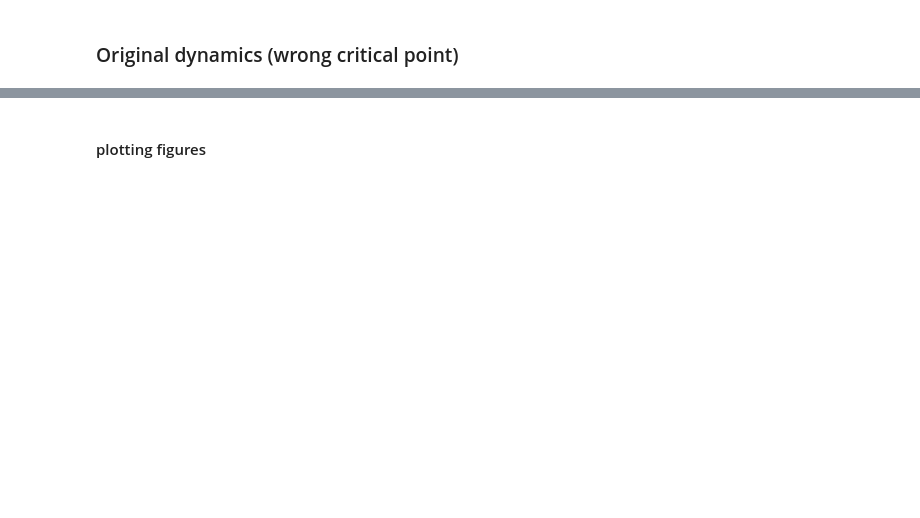
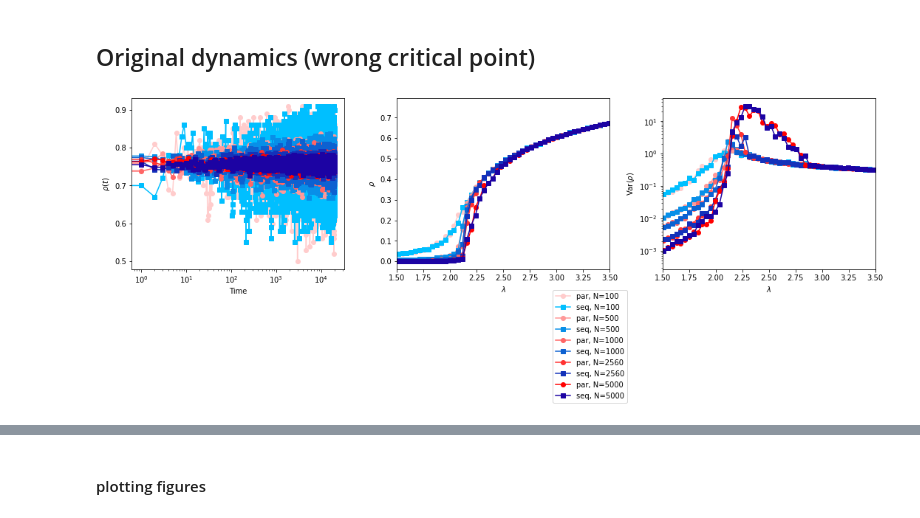
Before and after one commit to mgirardis/contact-process, a Jupyter notebook: check_phase_transition.ipynb, the cells around one changed output, grey strips where cells are left out. Drawn from its saved outputs; the diff is of its cells as text; code cells hidden in the pictures; blank space fills up the shorter version.

Commit message:
fixing size of output rho and time for sequential update

```diff
--- a/check_phase_transition.ipynb
+++ b/check_phase_transition.ipynb
@@ -21,15 +10,17 @@ import numpy
 #cmd_to_generate = ['par','seq']
 cmd_to_generate = ['seq']
 
-cmd_line_seq = 'contact_process.py -l {lmbda:g} -N {N:d} -tTrans {tTrans:d} -tTotal {tTotal:d} -graph ring -X0 1 -fX0 0.0 -sim aval -outputFile {out_dir:s}/N{N:d}/run{run:d}/cp_ring_N{N:d}_l{lmbda:g}_seq_aval.mat -update sequential -iterdynamics tome_oliveira'
+cmd_line_seq = 'contact_process.py -l {lmbda:g} -N {N:d} -tTrans {tTrans:d} -tTotal {tTotal:d} -graph ring -X0 1 -fX0 0.0 -sim aval -outputFile {out_dir:s}/N{N:d}/run{run:d}/cp_ring_N{N:d}_l{lmbda:g}_seq_aval.mat -update sequential -iterdynamics tome_oliveira -expandtime -dtsample {dtsamp:d}'
 cmd_line_par = 'contact_process.py -l {lmbda:g} -N {N:d} -tTrans {tTrans:d} -tTotal {tTotal:d} -graph ring -X0 1 -fX0 0.0 -sim aval -outputFile {out_dir:s}/N{N:d}/run{run:d}/cp_ring_N{N:d}_l{lmbda:g}_par_aval.mat -update parallel -iterdynamics tome_oliveira'
 
-n_sim_run    = 5
-N_values     = [100,500,1000,2560]#[100,500,1000,2560,5000]
+#run_values   = numpy.arange(6,11)
+run_values   = numpy.arange(1,11) # 1..10
+N_values     = [100,500,1000,2560,5000]
 tTrans       = 30000
-tSim         = 10000 # tTotal = tTrans + tSim
+tSim         = 200000 # tTotal = tTrans + tSim
+dtsamp_func  = lambda N:10*N
 #lmbda_values = numpy.linspace(1.0,4.5,100)
-lmbda_values_seq = numpy.linspace(3.1,3.4,500) # lmbda_values
+lmbda_values_seq = numpy.linspace(3.1,3.4,500)  # lmbda_values
 lmbda_values_par = numpy.linspace(2.3,2.9,1000) # lmbda_values
 
 cmd_line_filename = f'lines_to_run_CP_phasetrans_ring_TO.sh'
@@ -37,20 +28,29 @@ out_dir           =  'test_sim/phase_trans_TO'
 
 
 with open(cmd_line_filename,'w') as f:
-    for run in range(1,n_sim_run+1):
-        f.write(f'#run {run}\n')
+
+    for N in N_values:
+        f.write(f'#N {N}\n')
         t0     = tTrans
         tTotal = t0 + tSim
-        for N in N_values:
+        for run in run_values:
+            f.write(f'#run {run}\n')
             if 'seq' in cmd_to_generate:
+                if run == run_values[0]:
+                    n_output_points      = tSim*N//dtsamp_func(N)
+                    output_size_KB       = (2*8*n_output_points)/1024
+                    total_output_size_KB = len(lmbda_values_seq)*len(run_values)*output_size_KB
+                    print(f' * N={N}\n\t ... Estimate sample:\t\t\t {n_output_points} rho time points\n\t ... Estimate of output file size:\t {output_size_KB/1024:.3f} MB\n\t ... Total output size:\t\t\t {total_output_size_KB/1024/1024:.3f} GB')
                 for l in lmbda_values_seq:
-                    f.write(cmd_line_seq.format(lmbda=l,N=N,tTrans=t0*N,tTotal=tTotal*N,out_dir=out_dir,run=run) + '\n')
+                    f.write(cmd_line_seq.format(lmbda=l,N=N,tTrans=t0,tTotal=tTotal,out_dir=out_dir,run=run,dtsamp=dtsamp_func(N)) + '\n')
                 f.write('\n')
             if 'par' in cmd_to_generate:
                 for l in lmbda_values_par:
                     f.write(cmd_line_par.format(lmbda=l,N=N,tTrans=t0,tTotal=tTotal,out_dir=out_dir,run=run) + '\n')
                 f.write('\n')
             f.write('\n')
-
+print('')
 print(f' saved ::: {cmd_line_filename}')
+print(f'         number of seq simulations = {len(N_values)*len(run_values)*len(lmbda_values_seq)}') if 'seq' in cmd_to_generate else None
+print(f'         number of par simulations = {len(N_values)*len(run_values)*len(lmbda_values_par)}') if 'par' in cmd_to_generate else None
 # %% [output]
@@ -58,5 +74,5 @@ print(f' saved ::: {cmd_line_filename}')
 # %% [markdown]
-### Original dynamics (wrong critical point)
+## Original dynamics (wrong critical point)
 # %%
 import os
 import glob
@@ -66,8 +82,10 @@ import modules.io as io
 
 
 import sys
-del sys.modules['modules.plot_func']
-del pltt
+import modules.plot_func as pltt
+if pltt:
+    del sys.modules['modules.plot_func']
+    del pltt
 import modules.plot_func as pltt
 
 
@@ -98,31 +116,33 @@ colors_seq = pltt.cmap_blue_deep()(numpy.linspace(0,1,N_values.size))
 colors_par = pltt.cmap_red_standard()(numpy.linspace(0,1,N_values.size))
 
 plt.rcParams.update({'font.size':14})
 fig,ax = plt.subplots(nrows=1,ncols=3,figsize=(15,4))
 
 ax[2].sharex(ax[1])
 
 for k,N in enumerate(N_values):
     ax[0].plot(pt_par[k][-1].time                 ,pt_par[k][-1].rho,'-o',label=f'par, N={N}',color=colors_par[k])
     ax[0].plot(pt_seq[k][-1].time/pt_seq[k][-1].dt,pt_seq[k][-1].rho,'-s',label=f'seq, N={N}',color=colors_seq[k])
     ax[0].set_xlabel('Time')
     ax[0].set_ylabel('$\\rho(t)$')
     ax[0].set_xscale('log')
     ax[1].plot(l_values_par[k],rho_par[k],'-o',label=f'par, N={N}',color=colors_par[k])
     ax[1].plot(l_values_seq[k],rho_seq[k],'-s',label=f'seq, N={N}',color=colors_seq[k])
     ax[1].set_xlabel('$\\lambda$')
     ax[1].set_ylabel('$\\rho$')
     ax[2].plot(l_values_par[k],rho_var_par[k],'-o',label=f'par, N={N}',color=colors_par[k])
     ax[2].plot(l_values_seq[k],rho_var_seq[k],'-s',label=f'seq, N={N}',color=colors_seq[k])
     ax[2].set_xlabel('$\\lambda$')
     ax[2].set_ylabel('Var($\\rho$)')
     ax[2].set_yscale('log')
 
 ax[1].set_xlim((1.5,3.5))
 
 plt.tight_layout()
 
 ax[1].legend(bbox_to_anchor=(1.1,-0.1), loc='upper right')
 
 plt.show()
+# %% [output]
+[figure, added]
 # %% [markdown]
```
Also changed, not shown: parts of 18 cells of this notebook, 6 other files.
